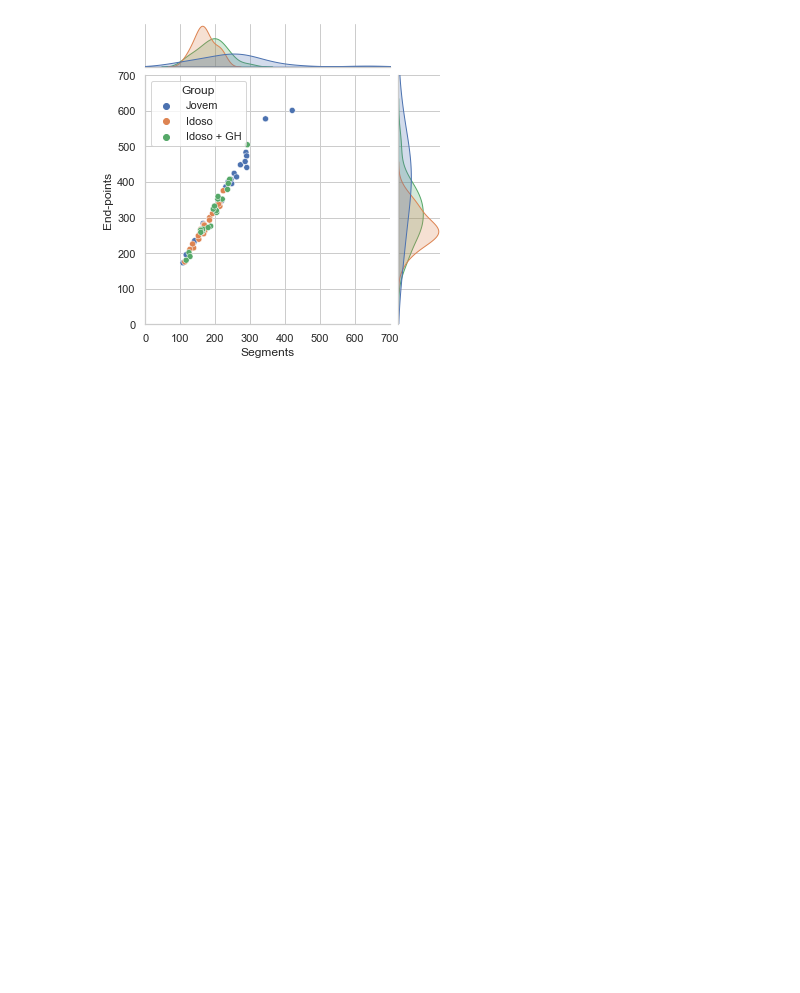
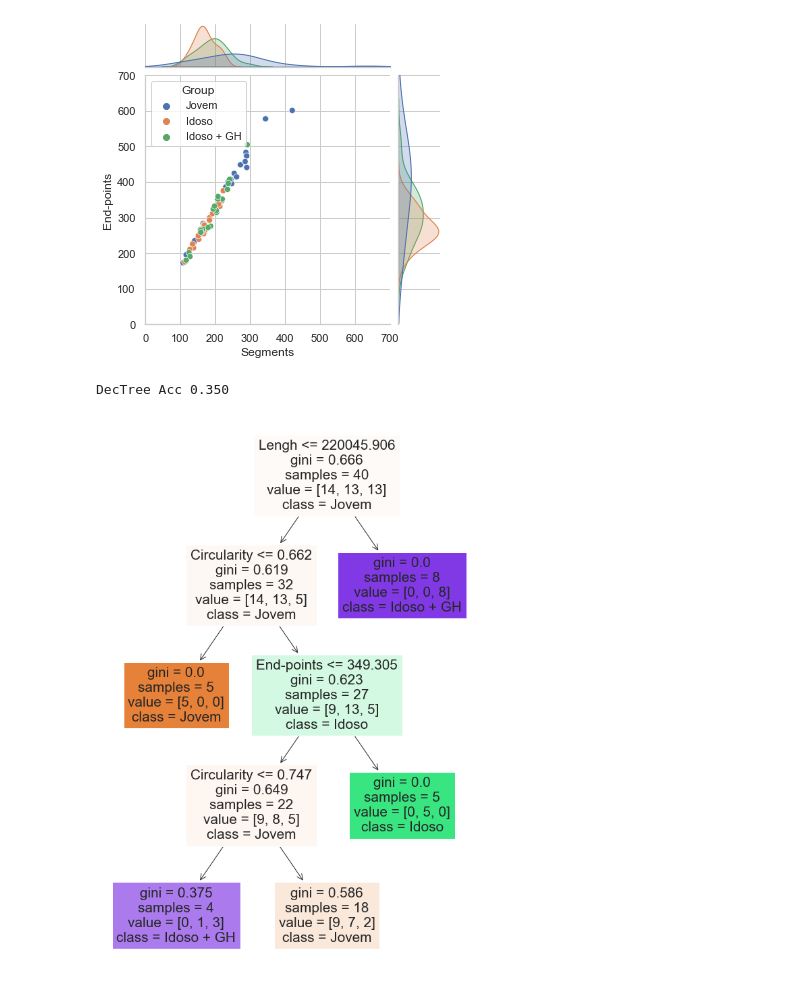
Before and after one commit to marinalemosc/prog_microglia, a Jupyter notebook: prog_microglia.ipynb, the cells around one changed output. Saved outputs shown, nothing was run; the diff lists cells and outputs as text; code cells hidden in the pictures; blank space fills up the shorter version.

```diff
--- a/prog_microglia.ipynb
+++ b/prog_microglia.ipynb
@@ -85,0 +94,28 @@ plot.ax_marg_y.set_ylim(0, 700)
+# %%
+# testing modeling
+train, test = train_test_split(microglia_df, test_size = 0.33, stratify = microglia_df['Group'], random_state = 42)
+# sns.pairplot(train, hue='Group', height = 2, palette = 'colorblind')
+# creating models variables
+pd.Categorical(microglia_df.Group)
+X_train = train[['Segments','End-points','Lengh','Density','Circularity','Area']]
+y_train = train.Group
+X_test = test[['Segments','End-points','Lengh','Density','Circularity','Area']]
+y_test = test.Group
+# %%
+# Decision Tree
+dectree = DecisionTreeClassifier(max_depth = 4, random_state = 1)
+dectree.fit(X_train,y_train)
+pred=dectree.predict(X_test)
+print('DecTree Acc',"{:.3f}".format(metrics.accuracy_score(pred,y_test)))
+# Decision tree accuracy is 0.35, which is kind of low and not ideal.
+# %% [output]
+DecTree Acc 0.350
+# %%
+# plot n7 -> ilustrating the decision tree
+features = ['Segments','End-points','Lengh','Density','Circularity','Area']
+classes = ['Jovem', 'Idoso', 'Idoso + GH']
+plt.figure(figsize = (10,15))
+plot_tree(dectree, feature_names=features, class_names=classes, filled = True)
+plt.show()
+# %% [output]
+[figure, added]
```
Also changed, not shown: parts of 2 cells of this notebook.
